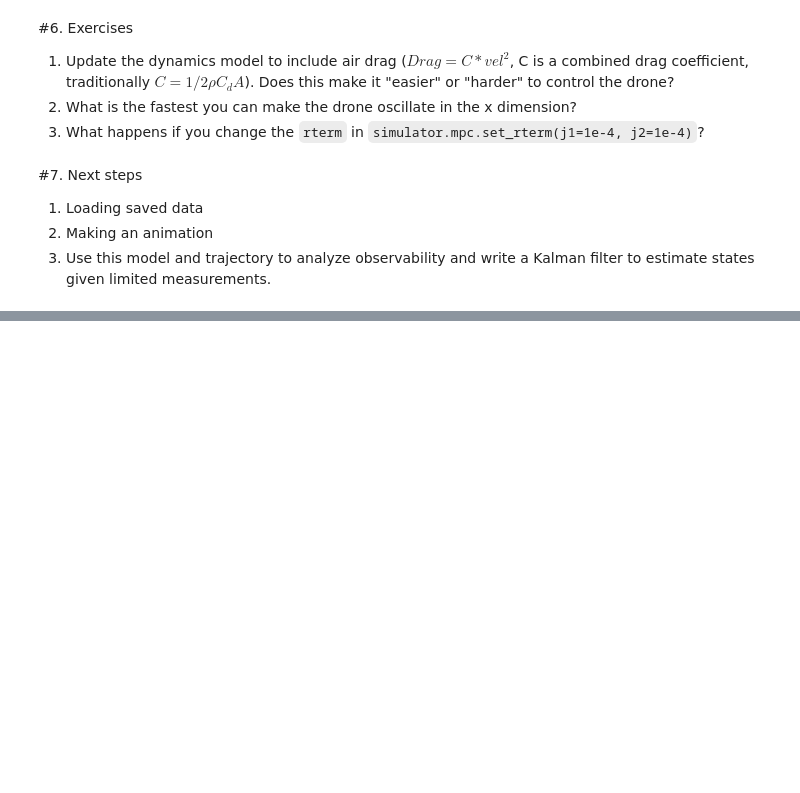
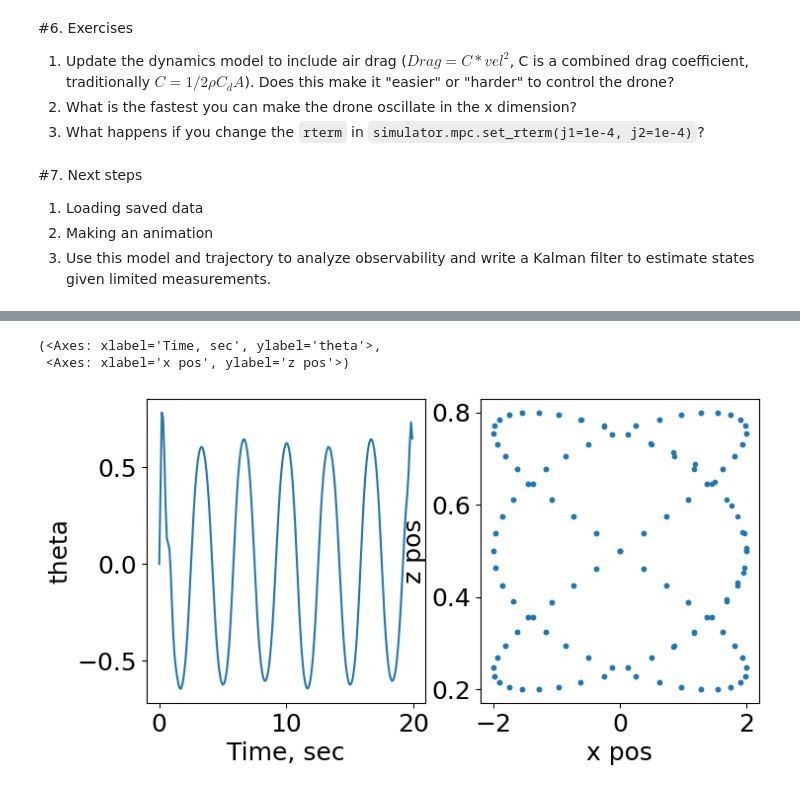
Before and after one commit to florisvb/Nonlinear_and_Data_Driven_Estimation, a Jupyter notebook: Lesson_1_Dynamics_Demo/A_planar_drone_dynamics.ipynb, the cells around one changed output, grey strips where cells are left out. Cells and saved outputs as stored; diff of their text form; code cells hidden in the pictures; blank space fills up the shorter version.

```diff
--- a/Lesson_1_Dynamics_Demo/A_planar_drone_dynamics.ipynb
+++ b/Lesson_1_Dynamics_Demo/A_planar_drone_dynamics.ipynb
@@ -485,0 +492,8 @@ df_trajec
+# %%
+# load the plotting and planar drone modules
+nonlinear_estimation_utilities.load_planar_drone_modules()
+nonlinear_estimation_utilities.load_plotting_modules()
+
+# simplify syntax
+planar_drone = nonlinear_estimation_utilities.planar_drone
+plot_utility = nonlinear_estimation_utilities.plot_utility
@@ -485,0 +507,6 @@ df_trajec
+# %%
+# extract the dynamics function
+f = planar_drone.F().f
+
+# extract the measurement function -- the string determines which measurement function to
+h = planar_drone.H('h_camera_imu').h
@@ -485,0 +521,13 @@ df_trajec
+# %%
+# simulate the trajectory
+t_sim, x_sim, u_sim, y_sim, simulator = planar_drone.simulate_drone(f, h, trajectory_shape='squiggle')
+
+# package into a pandas dataframe
+df_trajec = planar_drone.package_data_as_pandas_dataframe(t_sim, x_sim, u_sim, y_sim)
+
+# plot the angle and x,z trajectory
+plot_utility.plot_planar_drone(df_trajec)
+# %% [output]
+(<Axes: xlabel='Time, sec', ylabel='theta'>,
+ <Axes: xlabel='x pos', ylabel='z pos'>)
+[figure, added]
```
Also changed, not shown: parts of 9 cells of this notebook.
